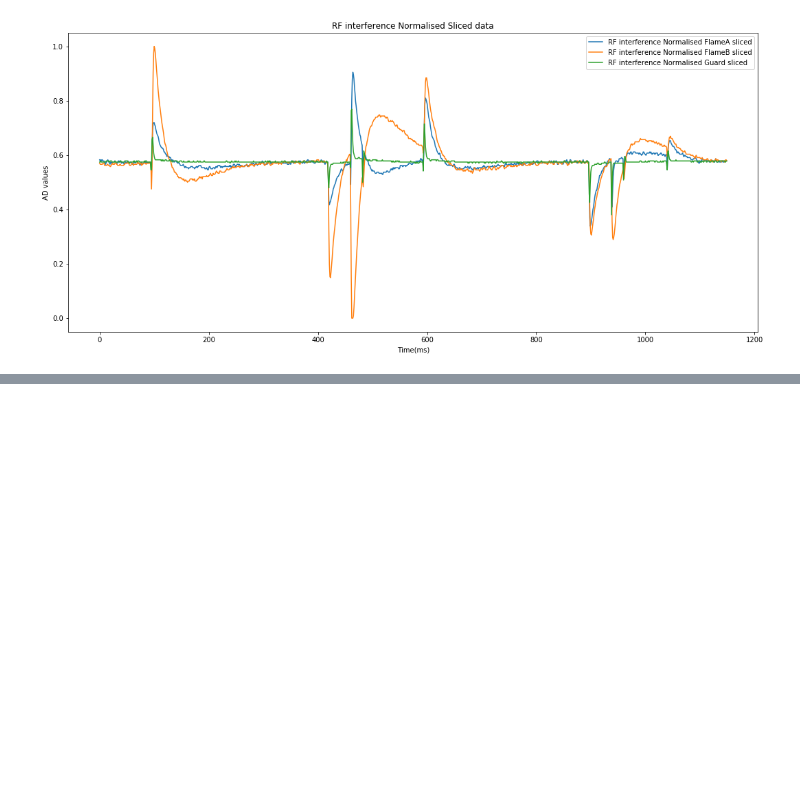
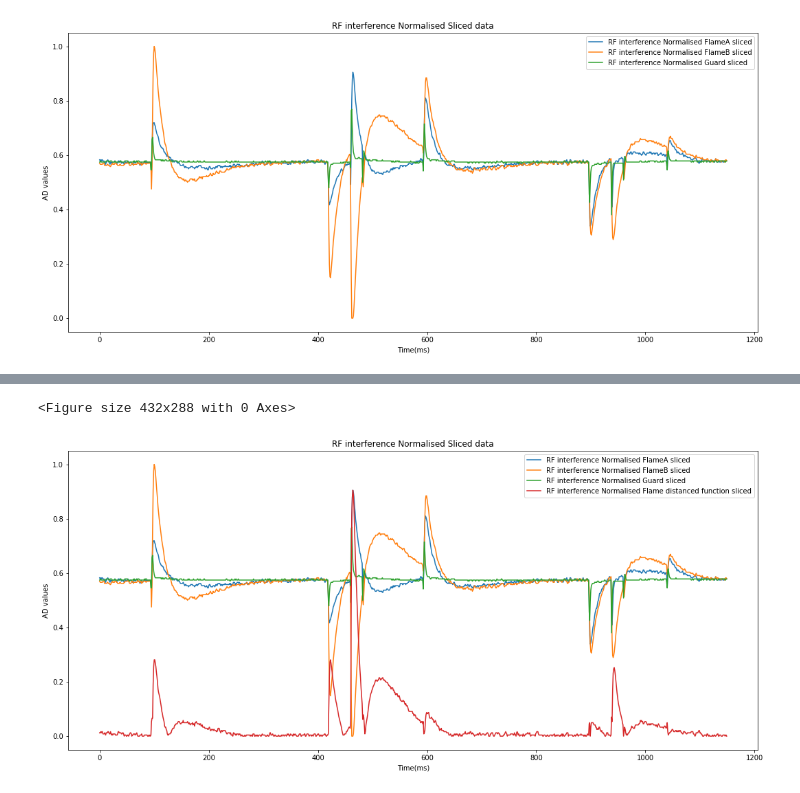
Before and after one commit to dsikar/msc-data-science, a Jupyter notebook: INM430/coursework/Filtering-Algorithms.ipynb, the cells around one changed output, grey strips where cells are left out. Drawn from its saved outputs; the diff is of its cells as text; code cells hidden in the pictures; blank space fills up the shorter version.

Commit message:
Plotted distance function.

```diff
--- a/INM430/coursework/Filtering-Algorithms.ipynb
+++ b/INM430/coursework/Filtering-Algorithms.ipynb
@@ -197,6 +195,13 @@ def norm(x, iMin, iMax):
     if((iMax - iMin) == 0):
         return 0;
     return (x - iMin) / (iMax - iMin)
+
+# add a normalised column, our first engineered feature
+def normLocalMinMax(x):
+    # need to add a safety net here, in case max and min are the same
+    if((x.max() - x.min()) == 0):
+        return 0;
+    return (x - x.min()) / (x.max() - x.min())
 # %%
 # Let's try to tidy this up a little bit, first off, create a single array
 Farr = np.zeros((iFArfd_sliced.size, 3))
@@ -232,13 +237,13 @@ idxFaNorm = 3 # Normalised Flame A index
 idxFbNorm = 4 # Normalised Flame B index
 idxGNorm = 5 # Normalised Guard index
 # append the normalised data to our working Farr array, column by column
-norm(Farr[:,idxFa])
+normLocalMinMax(Farr[:,idxFa])
 # and make the code more readable
-nArrFa = norm(Farr[:,idxFa]).reshape(Farr[:,idxFa].size, 1) # NB size in reshape method should be the same for any idex
+nArrFa = normLocalMinMax(Farr[:,idxFa]).reshape(Farr[:,idxFa].size, 1) # NB size in reshape method should be the same for any idex
 Farr = np.concatenate((Farr,nArrFa), axis=1)
-nArrFb = norm(Farr[:,idxFb]).reshape(Farr[:,idxFb].size, 1)
+nArrFb = normLocalMinMax(Farr[:,idxFb]).reshape(Farr[:,idxFb].size, 1)
 Farr = np.concatenate((Farr,nArrFb), axis=1)
-nArrG = norm(Farr[:,idxG]).reshape(Farr[:,idxG].size, 1)
+nArrG = normLocalMinMax(Farr[:,idxG]).reshape(Farr[:,idxG].size, 1)
 Farr = np.concatenate((Farr,nArrG), axis=1)
 # and plot the normalised data
 plt.clf()
@@ -288,0 +295,22 @@ $$ Fd = |Nfa - Nfb| , \mid x\mid $$
+# %%
+# We start by concatenating the distance function array to our multidimensional array
+FNd = np.abs(Farr[:,idxFaNorm].reshape(Farr[:,idxFaNorm].size, 1) - Farr[:,idxFbNorm].reshape(Farr[:,idxFbNorm].size, 1))
+Farr = np.concatenate((Farr,FNd), axis=1)
+# %%
+# And creating a column index label, as with previous six columns
+idxFNd = 6 # Normalised distance function
+# And we plot the distance function, which should give us a visual clue of how far apart flame signal channels are
+plt.clf()
+plt.figure(figsize=(18,8))
+plt.plot(Farr[:,idxFaNorm], label='RF interference Normalised FlameA sliced')
+plt.plot(Farr[:,idxFbNorm], label='RF interference Normalised FlameB sliced')
+plt.plot(Farr[:,idxGNorm], label='RF interference Normalised Guard sliced')
+plt.plot(Farr[:,idxFNd], label='RF interference Normalised Flame distanced function sliced')
+plt.xlabel('Time(ms)')
+plt.ylabel('AD values')
+plt.title("RF interference Normalised Sliced data")
+plt.legend()
+plt.show()
+# %% [output]
+<Figure size 432x288 with 0 Axes>
+[figure, added]
```
Also changed, not shown: parts of 4 cells of this notebook.
